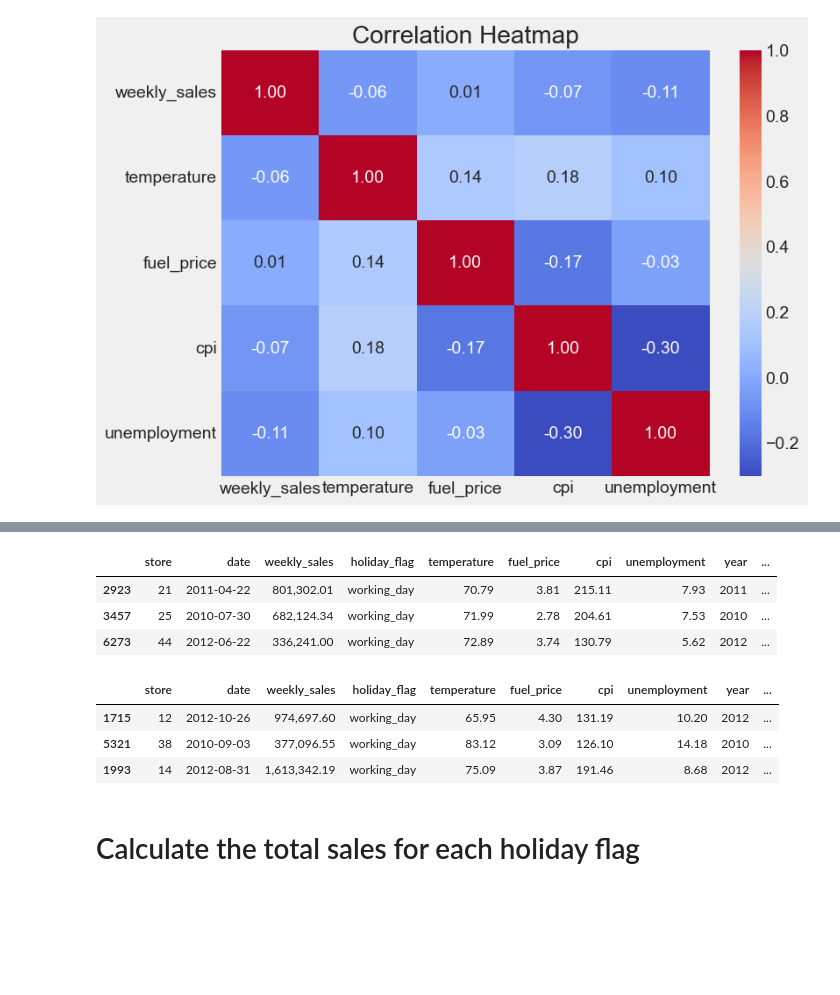
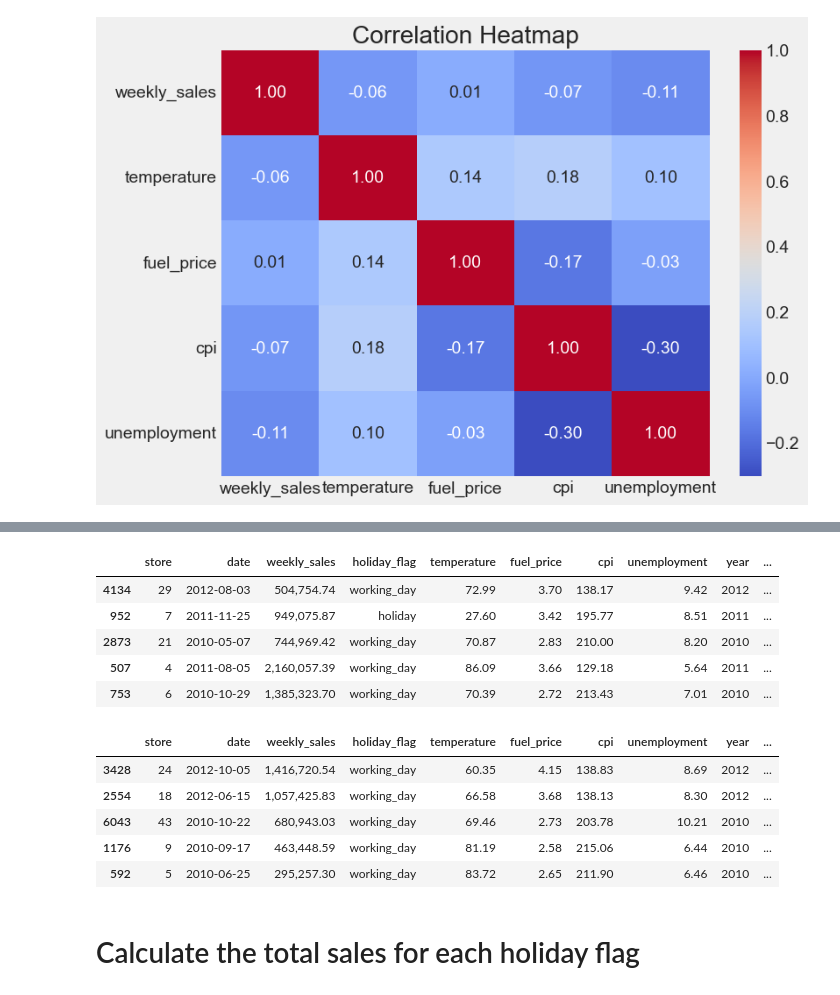
Before and after one commit to NIKHIL0653/AI_ML_DS, a Jupyter notebook: Data Analysis/Walmart/walmart-sales-analysis.ipynb, the cells around one changed output, grey strips where cells are left out. Drawn from its saved outputs; the diff is of its cells as text; code cells hidden in the pictures; blank space fills up the shorter version.

```diff
--- a/Data Analysis/Walmart/walmart-sales-analysis.ipynb
+++ b/Data Analysis/Walmart/walmart-sales-analysis.ipynb
@@ -269,30 +269,32 @@ plt.show()
 # %%
 # Creating other columns related to date, that will be useful in analysis.
 
 # Extract year from the 'date' column
 data['year'] = data['date'].dt.year
 
 # Extract month from the 'date' column
 #data['month'] = data['date'].dt.month
 
 # Extract month name from the 'date' column
 data['month_name'] = data['date'].dt.month_name()
 
 # Extract day from the 'date' column
 #data['day'] = data['date'].dt.day
 
 # Extract day name of the week
 data['day_of_week'] = data['date'].dt.day_name()
 
 # Add a week column
 data['week'] = data['date'].dt.isocalendar().week
 
-data.sample(n=3)
+data.sample(n=5)
 # %% [output]
 |  | store | date | weekly_sales | holiday_flag | temperature | fuel_price | cpi | unemployment | year | ... |
-| 2923 | 21 | 2011-04-22 | 801,302.01 | working_day | 70.79 | 3.81 | 215.11 | 7.93 | 2011 | ... |
-| 3457 | 25 | 2010-07-30 | 682,124.34 | working_day | 71.99 | 2.78 | 204.61 | 7.53 | 2010 | ... |
-| 6273 | 44 | 2012-06-22 | 336,241.00 | working_day | 72.89 | 3.74 | 130.79 | 5.62 | 2012 | ... |
+| 4134 | 29 | 2012-08-03 | 504,754.74 | working_day | 72.99 | 3.70 | 138.17 | 9.42 | 2012 | ... |
+| 952 | 7 | 2011-11-25 | 949,075.87 | holiday | 27.60 | 3.42 | 195.77 | 8.51 | 2011 | ... |
+| 2873 | 21 | 2010-05-07 | 744,969.42 | working_day | 70.87 | 2.83 | 210.00 | 8.20 | 2010 | ... |
+| 507 | 4 | 2011-08-05 | 2,160,057.39 | working_day | 86.09 | 3.66 | 129.18 | 5.64 | 2011 | ... |
+| 753 | 6 | 2010-10-29 | 1,385,323.70 | working_day | 70.39 | 2.72 | 213.43 | 7.01 | 2010 | ... |
 # %%
 # Function to determine the season based on the month
 def get_season(date):
@@ -310,12 +312,14 @@ def get_season(date):
 data['season'] = data['date'].apply(get_season)
 
 # Display the updated DataFrame with the 'season' column
-data.sample(n=3)
+data.sample(n=5)
 # %% [output]
 |  | store | date | weekly_sales | holiday_flag | temperature | fuel_price | cpi | unemployment | year | ... |
-| 1715 | 12 | 2012-10-26 | 974,697.60 | working_day | 65.95 | 4.30 | 131.19 | 10.20 | 2012 | ... |
-| 5321 | 38 | 2010-09-03 | 377,096.55 | working_day | 83.12 | 3.09 | 126.10 | 14.18 | 2010 | ... |
-| 1993 | 14 | 2012-08-31 | 1,613,342.19 | working_day | 75.09 | 3.87 | 191.46 | 8.68 | 2012 | ... |
+| 3428 | 24 | 2012-10-05 | 1,416,720.54 | working_day | 60.35 | 4.15 | 138.83 | 8.69 | 2012 | ... |
+| 2554 | 18 | 2012-06-15 | 1,057,425.83 | working_day | 66.58 | 3.68 | 138.13 | 8.30 | 2012 | ... |
+| 6043 | 43 | 2010-10-22 | 680,943.03 | working_day | 69.46 | 2.73 | 203.78 | 10.21 | 2010 | ... |
+| 1176 | 9 | 2010-09-17 | 463,448.59 | working_day | 81.19 | 2.58 | 215.06 | 6.44 | 2010 | ... |
+| 592 | 5 | 2010-06-25 | 295,257.30 | working_day | 83.72 | 2.65 | 211.90 | 6.46 | 2010 | ... |
 # %% [markdown]
 # Calculate the total sales for each holiday flag
 # %%
```
Also changed, not shown: parts of 3 cells of this notebook, 1 other file.
